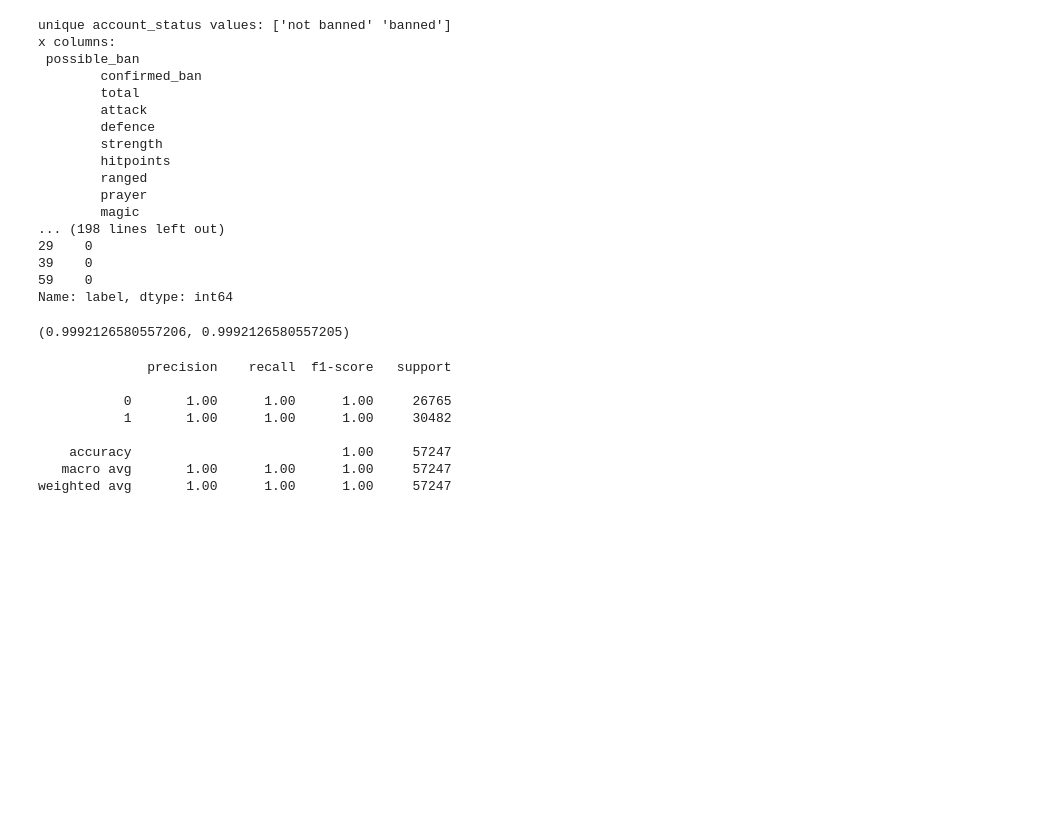
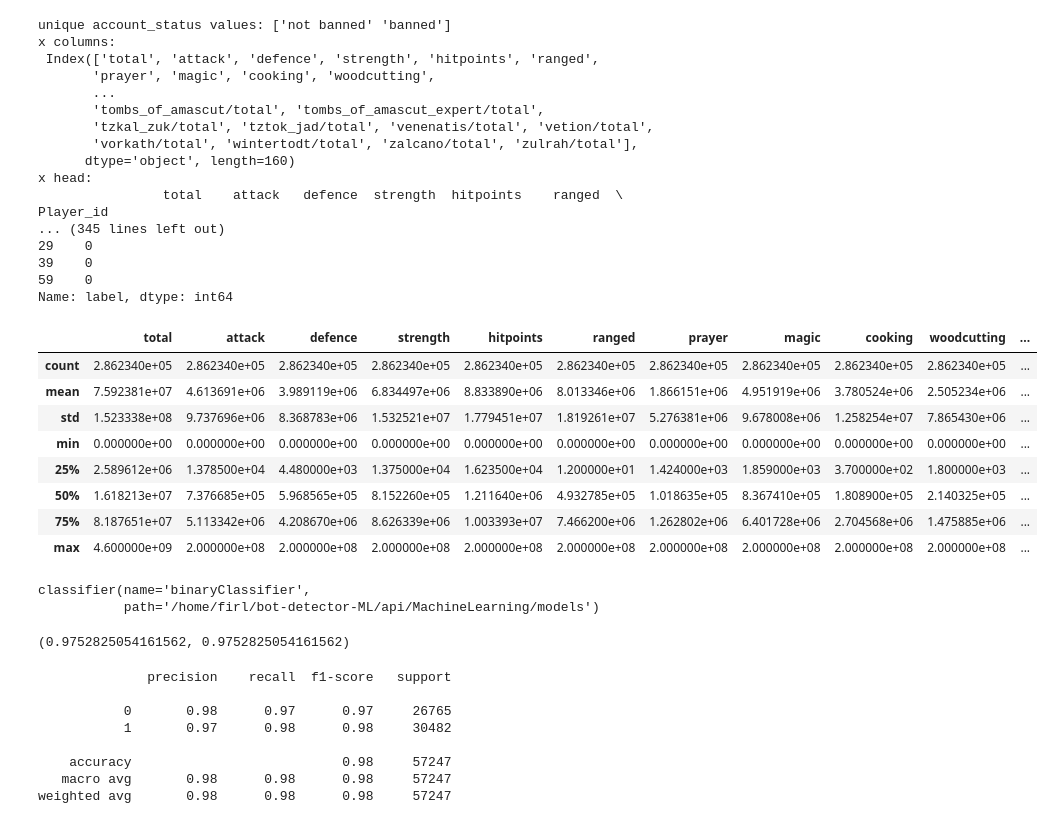
Before and after one commit to TannerFirl/bot-detector-ML, a Jupyter notebook: api/MachineLearning/train_score_csv.ipynb, the cells around one changed output. Saved outputs shown, nothing was run; the diff lists cells and outputs as text; code cells hidden in the pictures; blank space fills up the shorter version.

Commit message:
Remove bans columns and standardize features prior to pca

```diff
--- a/api/MachineLearning/train_score_csv.ipynb
+++ b/api/MachineLearning/train_score_csv.ipynb
@@ -1 +1,17 @@
+# %%
+import data
+import classifier
+import utils
+
+from sklearn.metrics import classification_report
+from sklearn.model_selection import train_test_split
+from sklearn.decomposition import PCA
+import matplotlib.pyplot as plt
+
+from sklearn.pipeline import make_pipeline
+from sklearn.preprocessing import StandardScaler
+
+import pandas as pd
+
+pd.set_option('display.max_columns', None)
 # %%
@@ -20,52 +26,65 @@ df = pd.read_csv(PATH_TO_CSV)
 # %%
 # This logic is roughly equivalent to app.py's train function
 hiscoredata = data.hiscoreData(df, False)
 features = hiscoredata.features()
 # no playerData()-related data, its already in features
 features_labeled = features
 binary_classifier = classifier.classifier("binaryClassifier")
 # Logic should be the same as app.py line 179: train the model
 x = features_labeled.copy()
 y = x['label'].apply(lambda x: 0 if x == 'Real_Player' else 1)
 # TODO: one-hot encode account status
 print('unique account_status values:', x['account_status'].unique())
 # TODO: using created_at, updated_at epoch times slightly improve binary classifier
 # x['created_at'] = pd.to_datetime(x['created_at'], format="%Y-%m-%d %H:%M:%S").apply(lambda x: (x - pd.Timestamp("1970-01-01")) / pd.Timedelta("1s"))
 # x['updated_at'] = pd.to_datetime(x['updated_at'], format="%Y-%m-%d %H:%M:%S").apply(lambda x: (x - pd.Timestamp("1970-01-01")) / pd.Timedelta("1s"))
 # print(x['created_at'].head())
-x.drop(columns=['label', 'label_id', 'name', 'created_at', 'updated_at', 'account_status'], inplace=True)
-print('x columns:\n', '\n\t'.join(list(x.columns)))
+x.drop(columns=['label', 'label_id', 'name', 'created_at', 'updated_at', 'account_status', 'possible_ban', 'confirmed_ban'], inplace=True)
+print('x columns:\n', x.columns)
 print('x head:\n', x.head())
 print('y head:\n', y.head())
+x.describe()
 # %% [output]
 unique account_status values: ['not banned' 'banned']
 x columns:
- possible_ban
-        confirmed_ban
-        total
-        attack
-        defence
-        strength
-        hitpoints
-        ranged
-        prayer
-        magic
-... (198 lines left out)
+ Index(['total', 'attack', 'defence', 'strength', 'hitpoints', 'ranged',
+       'prayer', 'magic', 'cooking', 'woodcutting',
+       ...
+       'tombs_of_amascut/total', 'tombs_of_amascut_expert/total',
+       'tzkal_zuk/total', 'tztok_jad/total', 'venenatis/total', 'vetion/total',
+       'vorkath/total', 'wintertodt/total', 'zalcano/total', 'zulrah/total'],
+      dtype='object', length=160)
+x head:
+                total    attack   defence  strength  hitpoints    ranged  \
+Player_id
+... (345 lines left out)
 29    0
 39    0
 59    0
 Name: label, dtype: int64
+|  | total | attack | defence | strength | hitpoints | ranged | prayer | magic | cooking | woodcutting | ... |
+| count | 2.862340e+05 | 2.862340e+05 | 2.862340e+05 | 2.862340e+05 | 2.862340e+05 | 2.862340e+05 | 2.862340e+05 | 2.862340e+05 | 2.862340e+05 | 2.862340e+05 | ... |
+| mean | 7.592381e+07 | 4.613691e+06 | 3.989119e+06 | 6.834497e+06 | 8.833890e+06 | 8.013346e+06 | 1.866151e+06 | 4.951919e+06 | 3.780524e+06 | 2.505234e+06 | ... |
+| std | 1.523338e+08 | 9.737696e+06 | 8.368783e+06 | 1.532521e+07 | 1.779451e+07 | 1.819261e+07 | 5.276381e+06 | 9.678008e+06 | 1.258254e+07 | 7.865430e+06 | ... |
+| min | 0.000000e+00 | 0.000000e+00 | 0.000000e+00 | 0.000000e+00 | 0.000000e+00 | 0.000000e+00 | 0.000000e+00 | 0.000000e+00 | 0.000000e+00 | 0.000000e+00 | ... |
+| 25% | 2.589612e+06 | 1.378500e+04 | 4.480000e+03 | 1.375000e+04 | 1.623500e+04 | 1.200000e+01 | 1.424000e+03 | 1.859000e+03 | 3.700000e+02 | 1.800000e+03 | ... |
+| 50% | 1.618213e+07 | 7.376685e+05 | 5.968565e+05 | 8.152260e+05 | 1.211640e+06 | 4.932785e+05 | 1.018635e+05 | 8.367410e+05 | 1.808900e+05 | 2.140325e+05 | ... |
+| 75% | 8.187651e+07 | 5.113342e+06 | 4.208670e+06 | 8.626339e+06 | 1.003393e+07 | 7.466200e+06 | 1.262802e+06 | 6.401728e+06 | 2.704568e+06 | 1.475885e+06 | ... |
+| max | 4.600000e+09 | 2.000000e+08 | 2.000000e+08 | 2.000000e+08 | 2.000000e+08 | 2.000000e+08 | 2.000000e+08 | 2.000000e+08 | 2.000000e+08 | 2.000000e+08 | ... |
 # %%
 # This logic is roughly equivalent to app.py's train function
 train_x, test_x, train_y, test_y = train_test_split(
     x, y, test_size=0.2, random_state=42, stratify=y
 )
 binary_classifier.fit(train_x, train_y)
+# %% [output]
+classifier(name='binaryClassifier',
+           path='/home/firl/bot-detector-ML/api/MachineLearning/models')
 # %%
 print(binary_classifier.score(test_y, test_x))
 # OUTPUT: (0.9992126580557206, 0.9992126580557205)
 # %% [output]
-(0.9992126580557206, 0.9992126580557205)
+(0.9752825054161562, 0.9752825054161562)
 # %%
 print(
     classification_report(
@@ -76,12 +95,12 @@ print(
 # %% [output]
               precision    recall  f1-score   support
 
-           0       1.00      1.00      1.00     26765
-           1       1.00      1.00      1.00     30482
+           0       0.98      0.97      0.97     26765
+           1       0.97      0.98      0.98     30482
 
-    accuracy                           1.00     57247
-   macro avg       1.00      1.00      1.00     57247
-weighted avg       1.00      1.00      1.00     57247
+    accuracy                           0.98     57247
+   macro avg       0.98      0.98      0.98     57247
+weighted avg       0.98      0.98      0.98     57247
 # %%
 # pd.to_datetime("2010/11/12", format="%Y/%m/%d")
 # Out[52]: Timestamp('2010-11-12 00:00:00')
```
Also changed, not shown: parts of 2 cells of this notebook.
